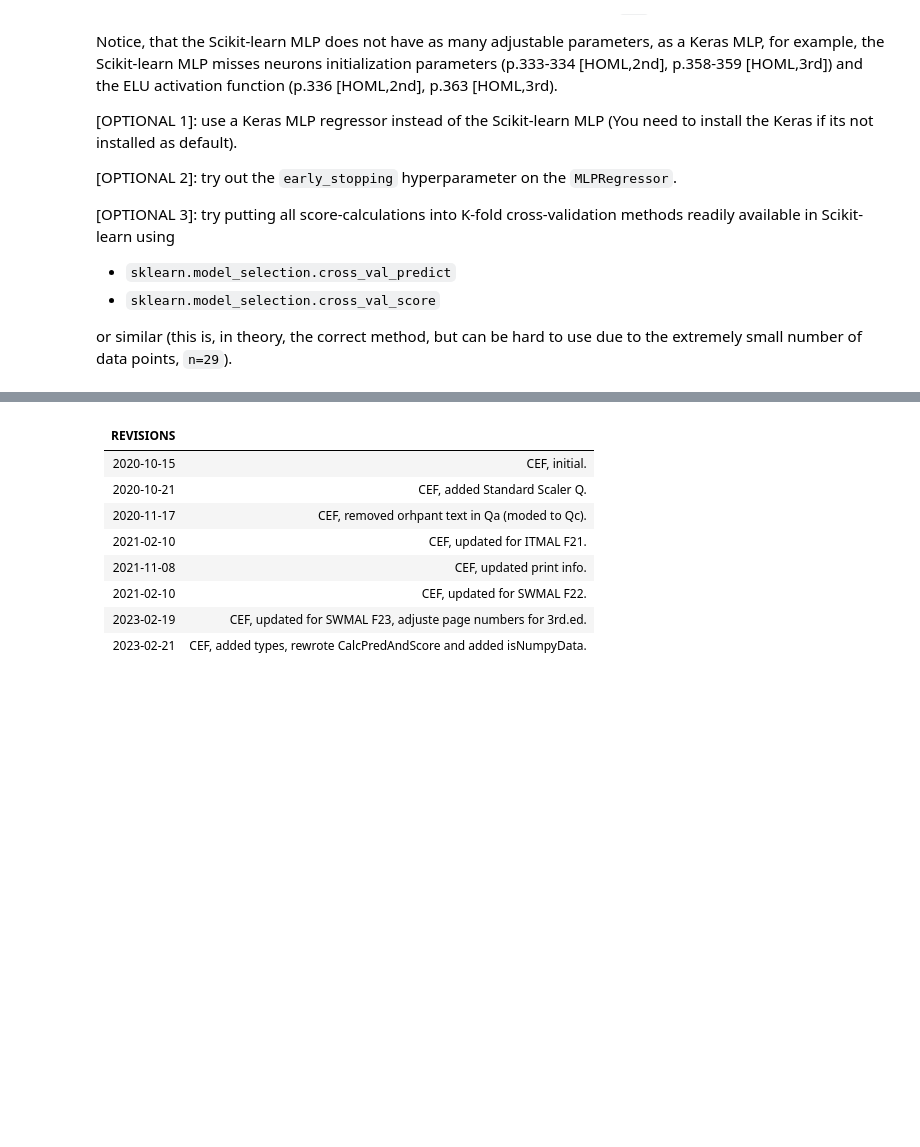
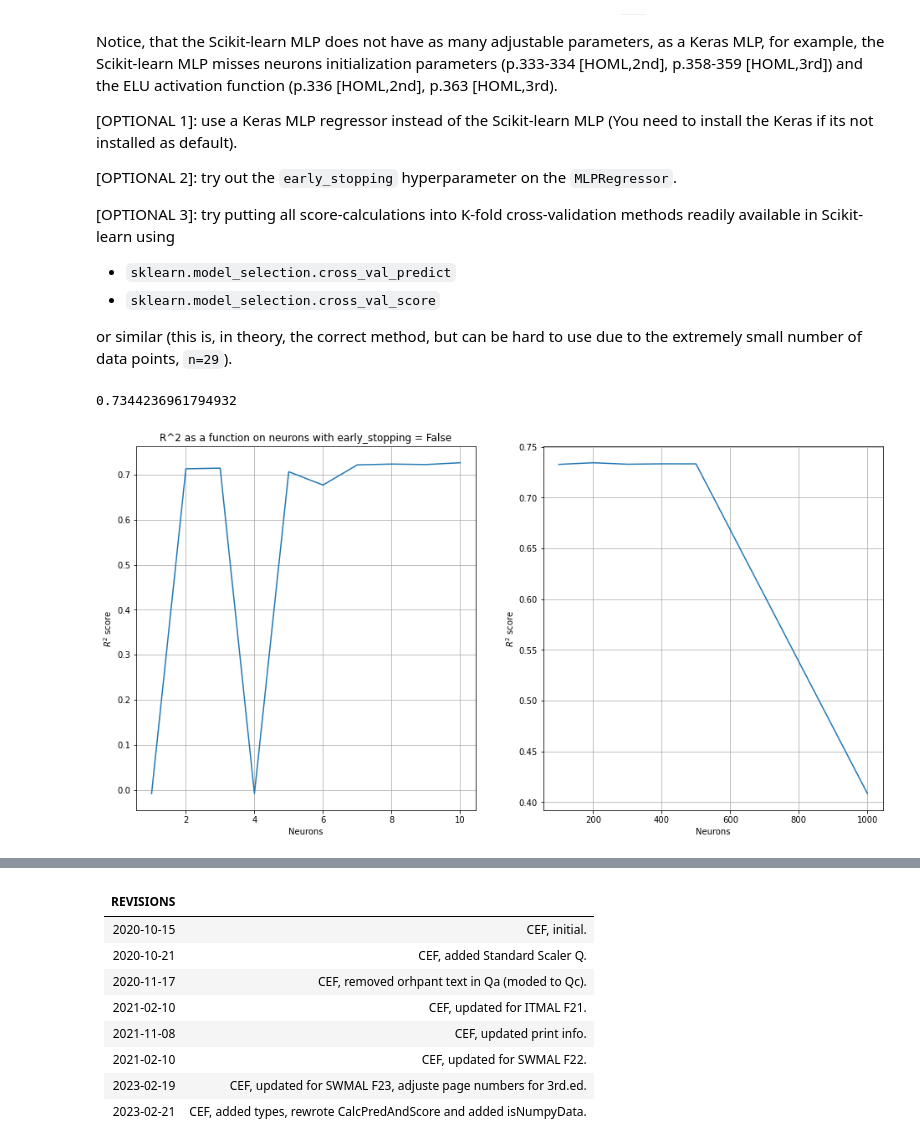
Before and after one commit to gomgom50/MLKursus, a Jupyter notebook: Morten/O4_pipelines_Morten.ipynb, the cells around one changed output, grey strips where cells are left out. Cells and saved outputs as stored; diff of their text form; code cells hidden in the pictures; blank space fills up the shorter version.

```diff
--- a/Morten/O4_pipelines_Morten.ipynb
+++ b/Morten/O4_pipelines_Morten.ipynb
@@ -162,0 +302,45 @@ assert False, "TODO: test out various hyperparameters for the MLP.."
+# %%
+# TODO: add your code here..
+# Stolen function
+def CalcPredAndScore(model, X: np.ndarray, y: np.ndarray,):
+        assert isNumpyData(X, 2) and isNumpyData(y, 1) and X.shape[0]==y.shape[0]
+        y_pred_model = model.predict(X)
+        score_model = r2_score(y, y_pred_model) # call r2
+        return score_model
+
+Neurons = [1,2,3,4,5,6,7,8,9,10,100,200,300,400,500,1000]
+
+MLPScores = []
+
+for Neuron in Neurons:
+    mlp = MLPRegressor( hidden_layer_sizes=(Neuron,), solver='adam', activation='relu', tol=1E-5, max_iter=100000, verbose=False, early_stopping=False)
+
+    pipeMLP = Pipeline([
+        ('scaler', MinMaxScaler()),
+        ('linreg', mlp),
+    ])
+
+
+    pipeMLP.fit(X,y)
+
+    MLPScores.append(CalcPredAndScore(pipeMLP, X, y))
+
+
+plt.figure(figsize=(16,8))
+
+
+plt.subplot(1,2,1)
+plt.plot(Neurons[:10], MLPScores[:10])
+plt.title("R^2 as a function on neurons with early_stopping = False")
+plt.xlabel("Neurons")
+plt.ylabel("$R^2$ score")
+plt.grid()
+plt.subplot(1,2,2)
+plt.plot(Neurons[10:], MLPScores[10:])
+plt.xlabel("Neurons")
+plt.ylabel("$R^2$ score")
+plt.grid()
+np.max(MLPScores)
+# %% [output]
+0.7344236961794932
+[figure, added]
```
Also changed, not shown: parts of 15 cells of this notebook.
